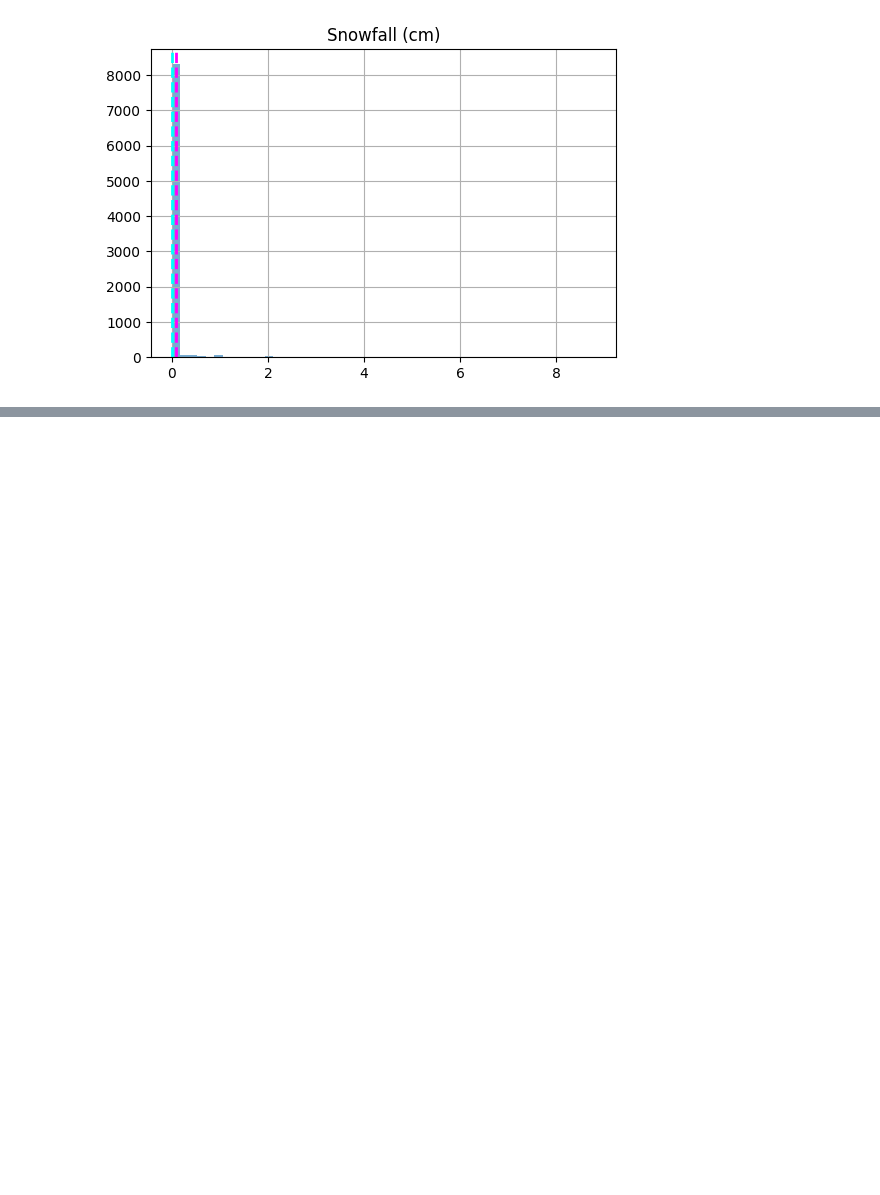
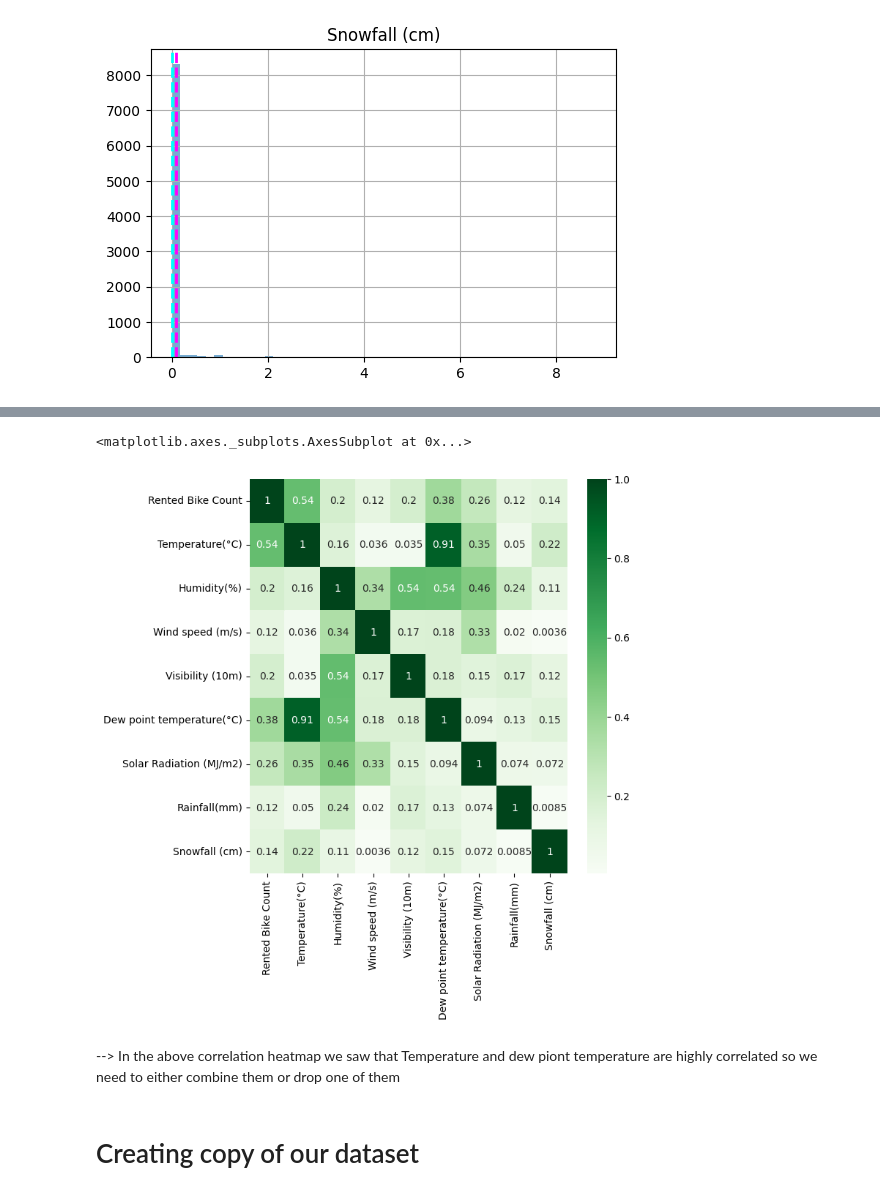
Before and after one commit to AYUSH-SHARMA25/BIKE-SHARING-DEMAND-PREDICTION-CAPSTONE-PROJECT, a Jupyter notebook: FINAL_COLAB_NOTEBOOK_Capstone_Project.ipynb, the cells around one changed output, grey strips where cells are left out. Saved outputs shown, nothing was run; the diff lists cells and outputs as text; code cells hidden in the pictures; blank space fills up the shorter version.

```diff
--- a/FINAL_COLAB_NOTEBOOK_Capstone_Project.ipynb
+++ b/FINAL_COLAB_NOTEBOOK_Capstone_Project.ipynb
@@ -255,0 +277,10 @@ plt.show()
+# %%
+#  Checking correlation
+plt.figure(figsize=(7,7))
+correlation = df.corr()
+sns.heatmap(abs(correlation), annot=True, cmap="Greens")
+# %% [output]
+<matplotlib.axes._subplots.AxesSubplot at 0x...>
+[figure, added]
+# %% [markdown]
+--> In the above correlation heatmap we saw that Temperature and dew piont temperature are highly correlated so we need to either combine them or drop one of them
@@ -255,0 +290,2 @@ plt.show()
+# %% [markdown]
+# Creating copy of our dataset
```
Also changed, not shown: parts of 35 cells of this notebook.
